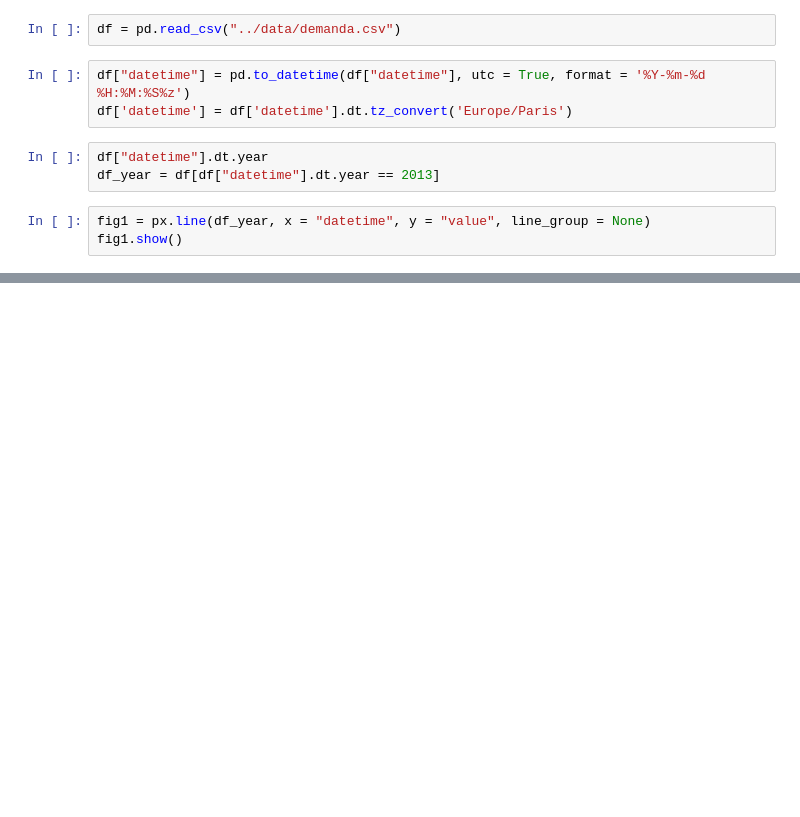
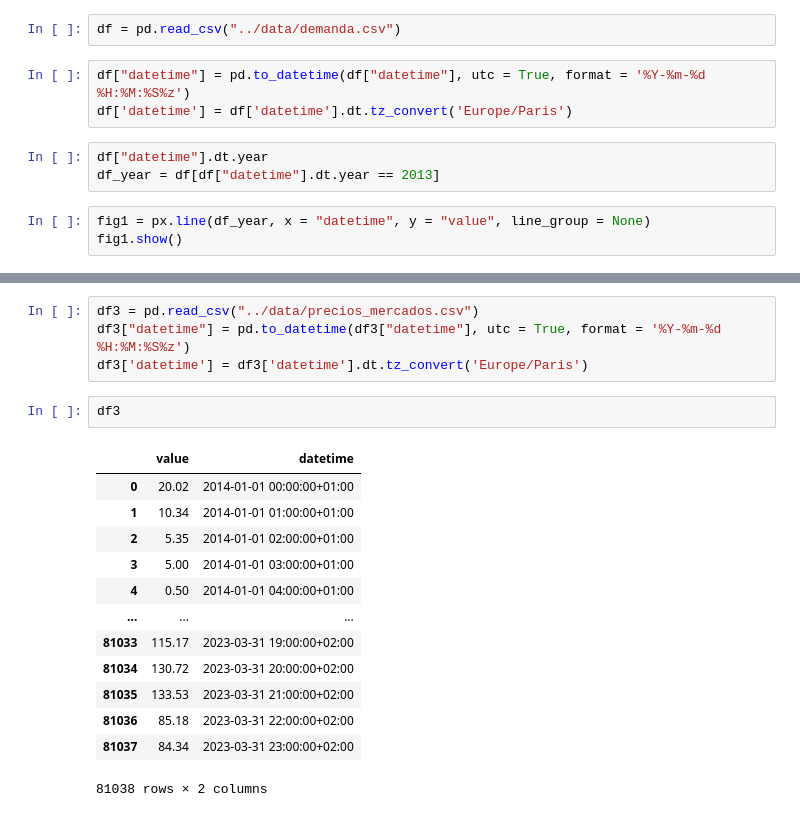
Before and after one commit to XiangLinZ/Energy_in_Spain, a Jupyter notebook: notebook/pruebas.ipynb, the cells around one changed output, grey strips where cells are left out. Saved outputs shown, nothing was run; the diff lists cells and outputs as text; blank space fills up the shorter version.

```diff
--- a/notebook/pruebas.ipynb
+++ b/notebook/pruebas.ipynb
@@ -81,0 +63,20 @@ df2
+# %%
+df3 = pd.read_csv("../data/precios_mercados.csv")
+df3["datetime"] = pd.to_datetime(df3["datetime"], utc = True, format = '%Y-%m-%d %H:%M:%S%z')
+df3['datetime'] = df3['datetime'].dt.tz_convert('Europe/Paris')
+# %%
+df3
+# %% [output]
+|  | value | datetime |
+| 0 | 20.02 | 2014-01-01 00:00:00+01:00 |
+| 1 | 10.34 | 2014-01-01 01:00:00+01:00 |
+| 2 | 5.35 | 2014-01-01 02:00:00+01:00 |
+| 3 | 5.00 | 2014-01-01 03:00:00+01:00 |
+| 4 | 0.50 | 2014-01-01 04:00:00+01:00 |
+| ... | ... | ... |
+| 81033 | 115.17 | 2023-03-31 19:00:00+02:00 |
+| 81034 | 130.72 | 2023-03-31 20:00:00+02:00 |
+| 81035 | 133.53 | 2023-03-31 21:00:00+02:00 |
+| 81036 | 85.18 | 2023-03-31 22:00:00+02:00 |
+| 81037 | 84.34 | 2023-03-31 23:00:00+02:00 |
+81038 rows × 2 columns
```
Also changed, not shown: parts of 19 cells of this notebook, 1 other file.
